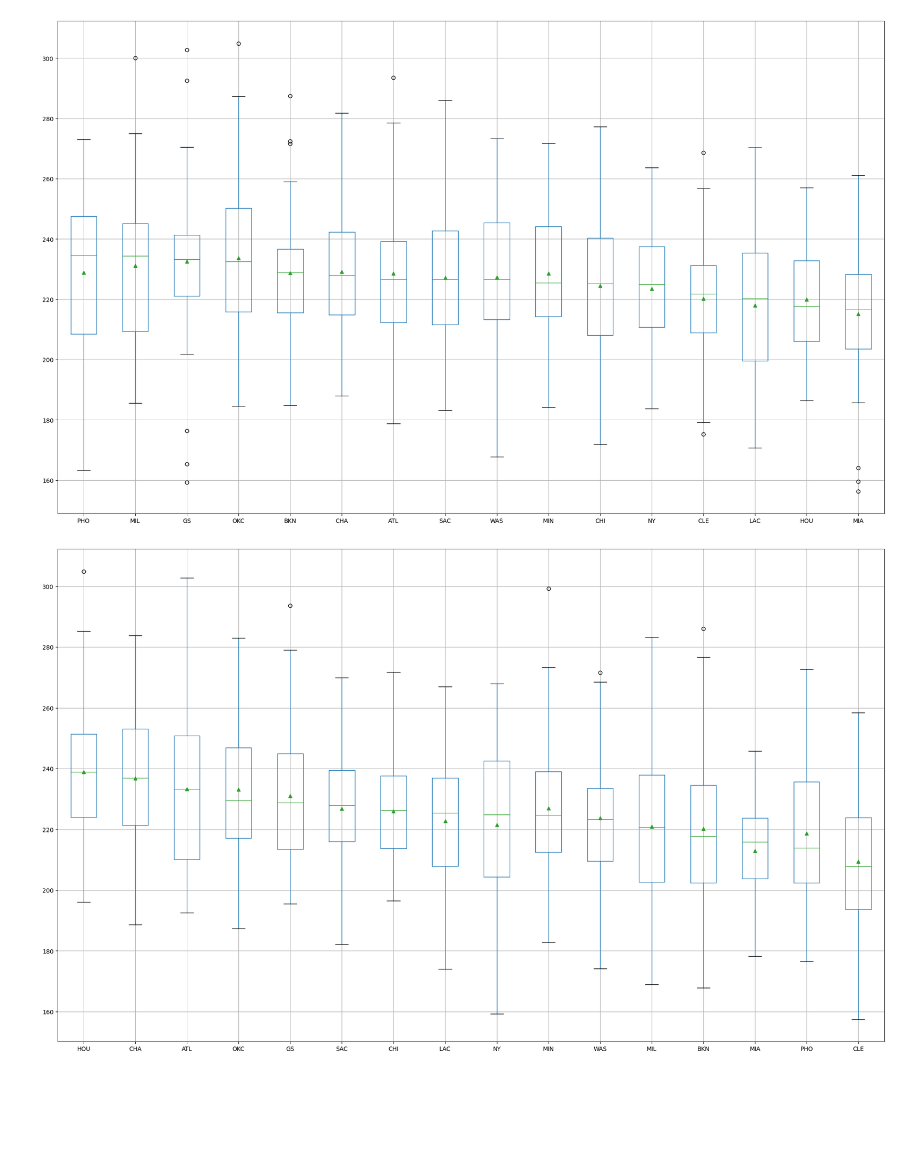
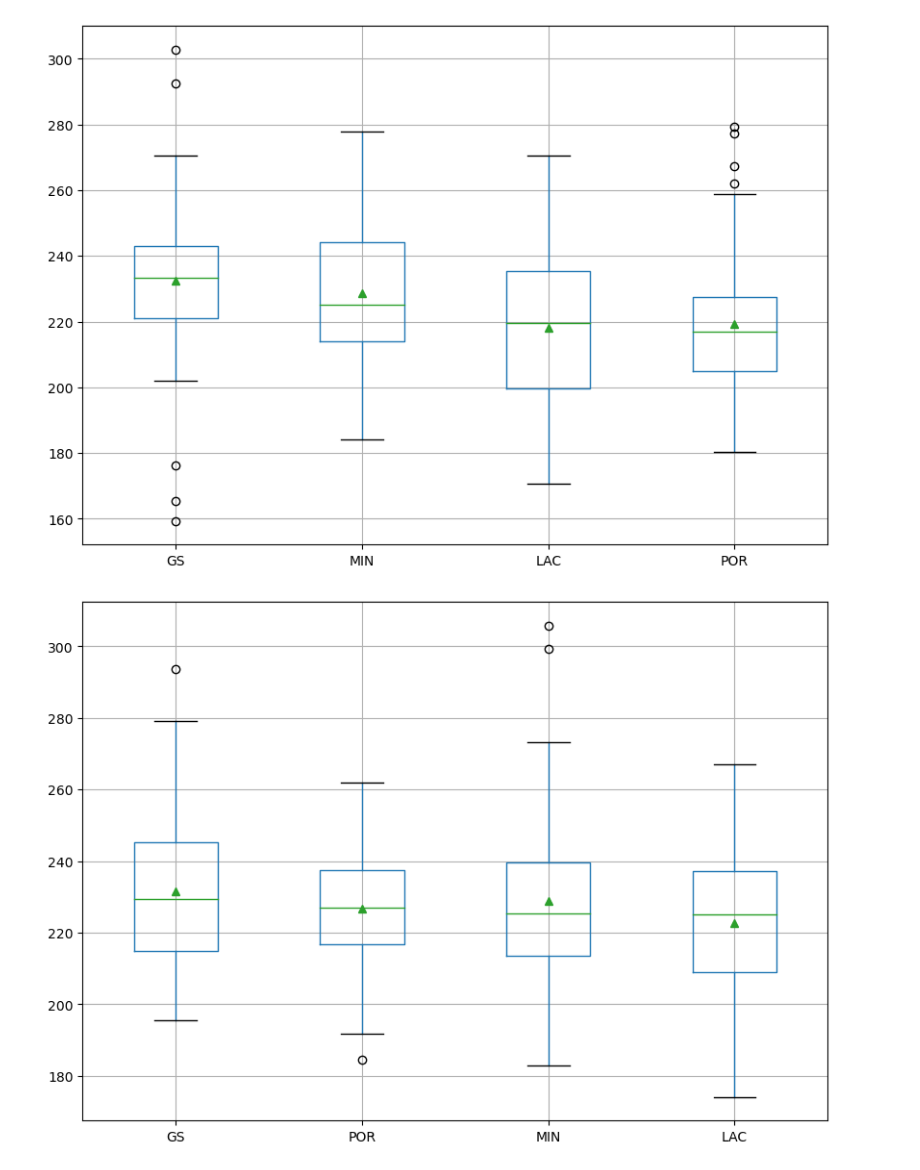
Before and after one commit to jackdegen/nba-demo, a Jupyter notebook: src/analyzing-teams.ipynb, the cells around one changed output. Saved outputs shown, nothing was run; the diff lists cells and outputs as text; code cells hidden in the pictures; blank space fills up the shorter version.

```diff
--- a/src/analyzing-teams.ipynb
+++ b/src/analyzing-teams.ipynb
@@ -116,48 +116,38 @@ def make_boxplots(**kwargs):
 
     pltkwargs = {key: val for key, val in kwargs.items() if key not in ('teams', 'starter', 'team_col', 'fpts_col')}
 
+    pltkwargs = {
+        **pltkwargs,
+        **{'figsize': pltkwargs.get('figsize',(10,7)),'showmeans': pltkwargs.get('showmeans', True),}
+    }
+
     # team fpts dataframe
     return (pd
             .DataFrame(team_fpts_data)
             .boxplot(
                 column=col_order,
-                figsize=(25,15),
-                showmeans=pltkwargs.get('showmeans', True),
+                #
+                #
                 **pltkwargs
             )
            )
 # %%
-current_teams: list[str,...] = [
-    'MIL',
-    'OKC',
-    'CHA',
-    'LAC',
-    'ATL',
-    'PHO',
-    'SAC',
-    'CLE',
-    'MIA',
-    'MIN',
-    'NY',
-    'WAS',
-    'GS',
-    'CHI',
-    'BKN',
-    'HOU'
-]
+current_teams: list[str,...] = ['POR', 'LAC', 'MIN', 'GS']
 # %%
 make_boxplots(
-    teams=current_teams
+    teams=current_teams,
+    figsize=(10,7)
 );
 # %% [output]
-[figure, old version]
+[figure, new version]
 # %%
 make_boxplots(
     teams=current_teams,
     team_col='opp',
+    # figsize=(7,4)
 );
 # %% [output]
-[figure, old version]
+[figure, new version]
 # %%
 make_boxplots(
     teams=current_teams,
```
Also changed, not shown: parts of 1 cell of this notebook, 2 other files.
